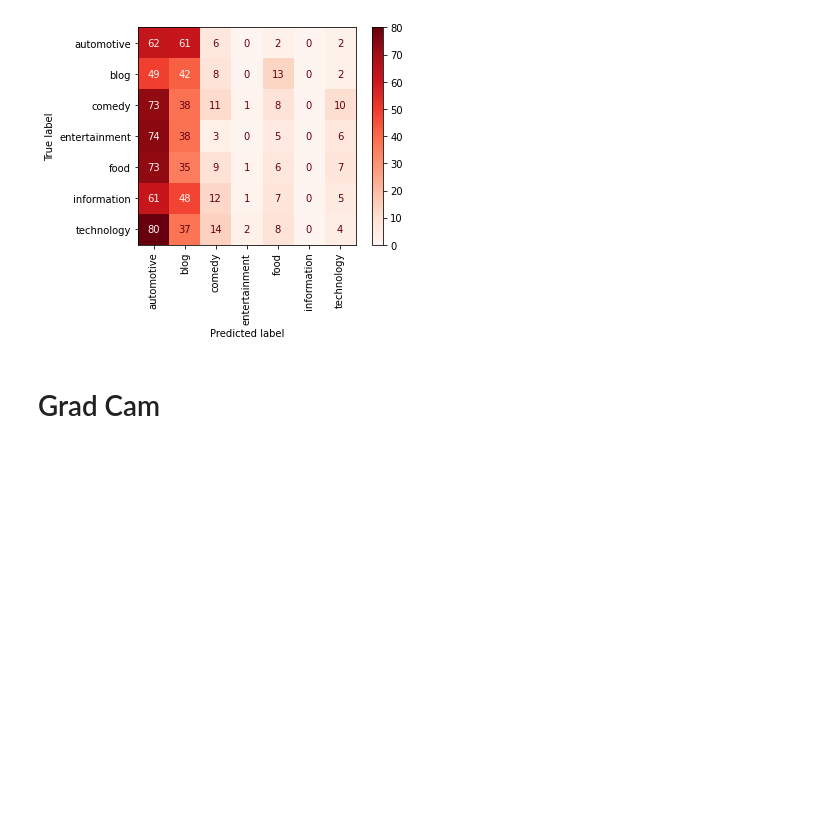
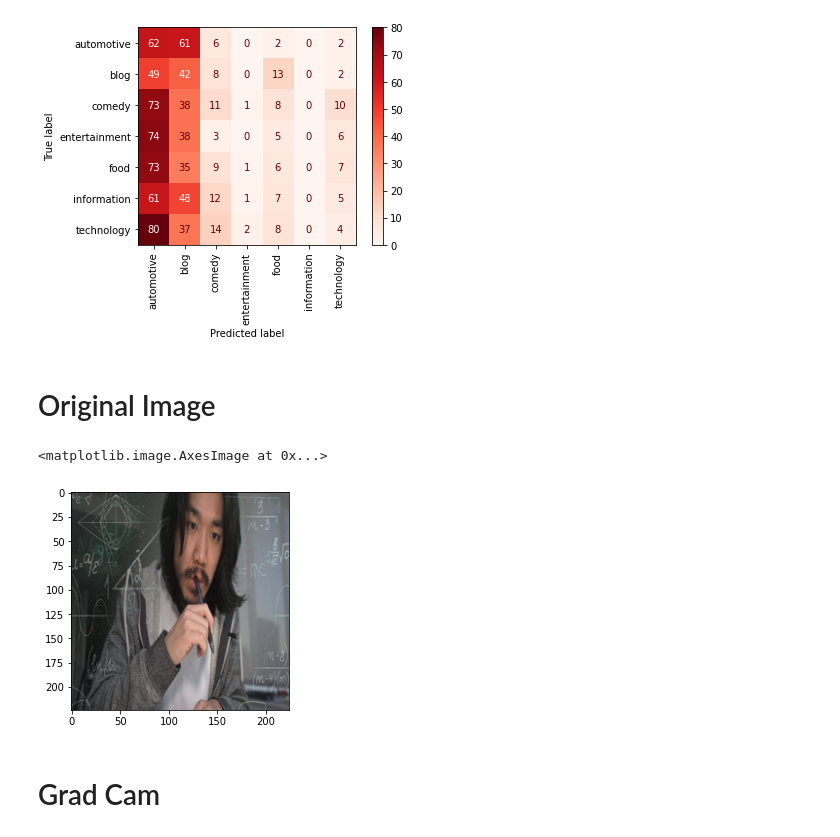
Before and after one commit to DominikHahn1407/VisualAnalytics, a Jupyter notebook: data_preparation_v2.ipynb, the cells around one changed output. Cells and saved outputs as stored; diff of their text form; code cells hidden in the pictures; blank space fills up the shorter version.

```diff
--- a/data_preparation_v2.ipynb
+++ b/data_preparation_v2.ipynb
@@ -710,3 +714,10 @@ Accuracy of 13.53%
+# %% [markdown]
+# Original Image
+# %%
+plt.imshow(x_train[23])
+# %% [output]
+<matplotlib.image.AxesImage at 0x...>
+[figure, added]
 # %% [markdown]
 # Grad Cam
 # %%
```
Also changed, not shown: parts of 19 cells of this notebook.
